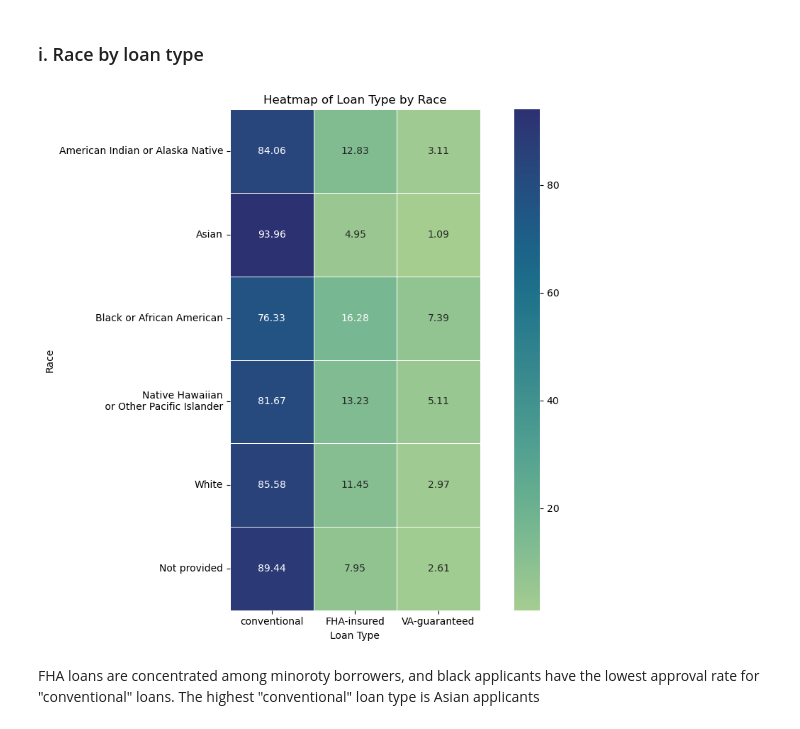
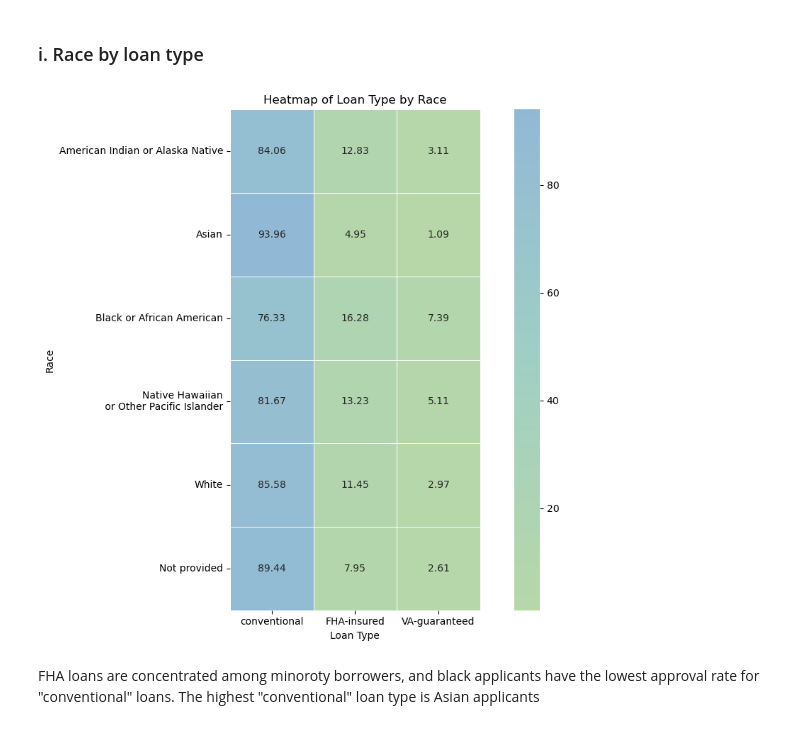
Before and after one commit to jdhilee/fairness_smoke_alarm, a Jupyter notebook: src/eda_hmda_2007_2017.ipynb, the cells around one changed output. Drawn from its saved outputs; the diff is of its cells as text; code cells hidden in the pictures.

```diff
--- a/src/eda_hmda_2007_2017.ipynb
+++ b/src/eda_hmda_2007_2017.ipynb
@@ -1170,29 +1223,35 @@ race_loan_pct = pd.crosstab(
     normalize="index"
 ) * 100
 # %%
+# Pastel blue to pastel green
+heatmap_cmap = LinearSegmentedColormap.from_list(
+    "muted_green_blue",
+    ["#b7d7a8", "#9fcfc4", "#91b9d6"]
+)
+
 race_loan_pct.index = race_loan_pct.index.map(race_labels)
 race_loan_pct.columns = race_loan_pct.columns.map(loan_labels)
 
 # Plot
 plt.figure(figsize=(10, 8))
 
 ax = sns.heatmap(
     race_loan_pct,
-    cmap="crest",
+    cmap=heatmap_cmap,
     annot=True,
     fmt=".2f",
     square=True,
     linewidths=.5
 )
 
 ax.set_title("Heatmap of Loan Type by Race")
 ax.set_xlabel("Loan Type")
 ax.set_ylabel("Race")
 
 plt.tight_layout()
 plt.show()
 # %% [output]
-[figure, old version]
+[figure, new version]
 # %% [markdown]
 FHA loans are concentrated among minoroty borrowers, and black applicants have the lowest approval rate for "conventional" loans. The highest "conventional" loan type is Asian applicants
 # %% [markdown]
```
Also changed, not shown: parts of 4 cells of this notebook, 1 other file.
